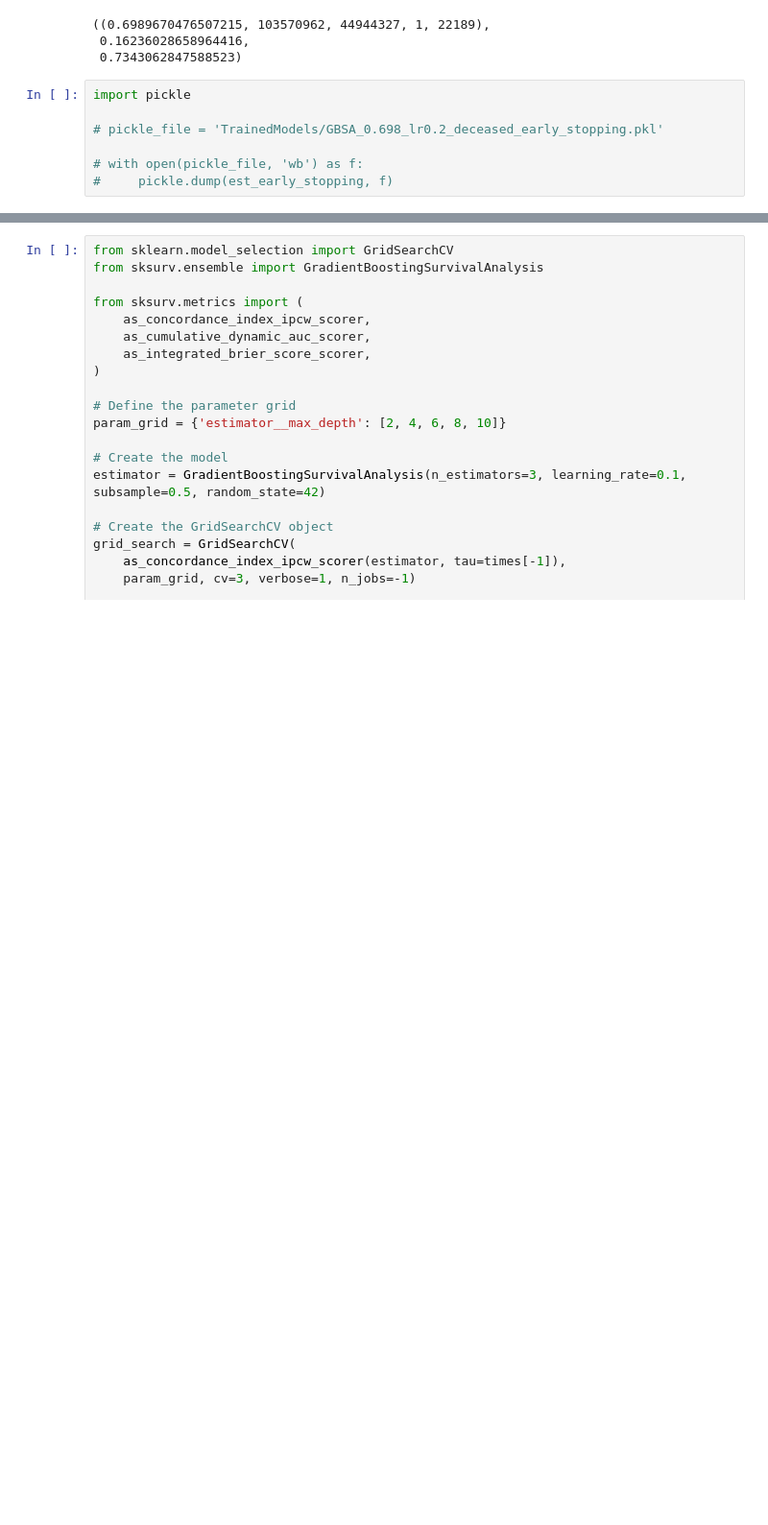
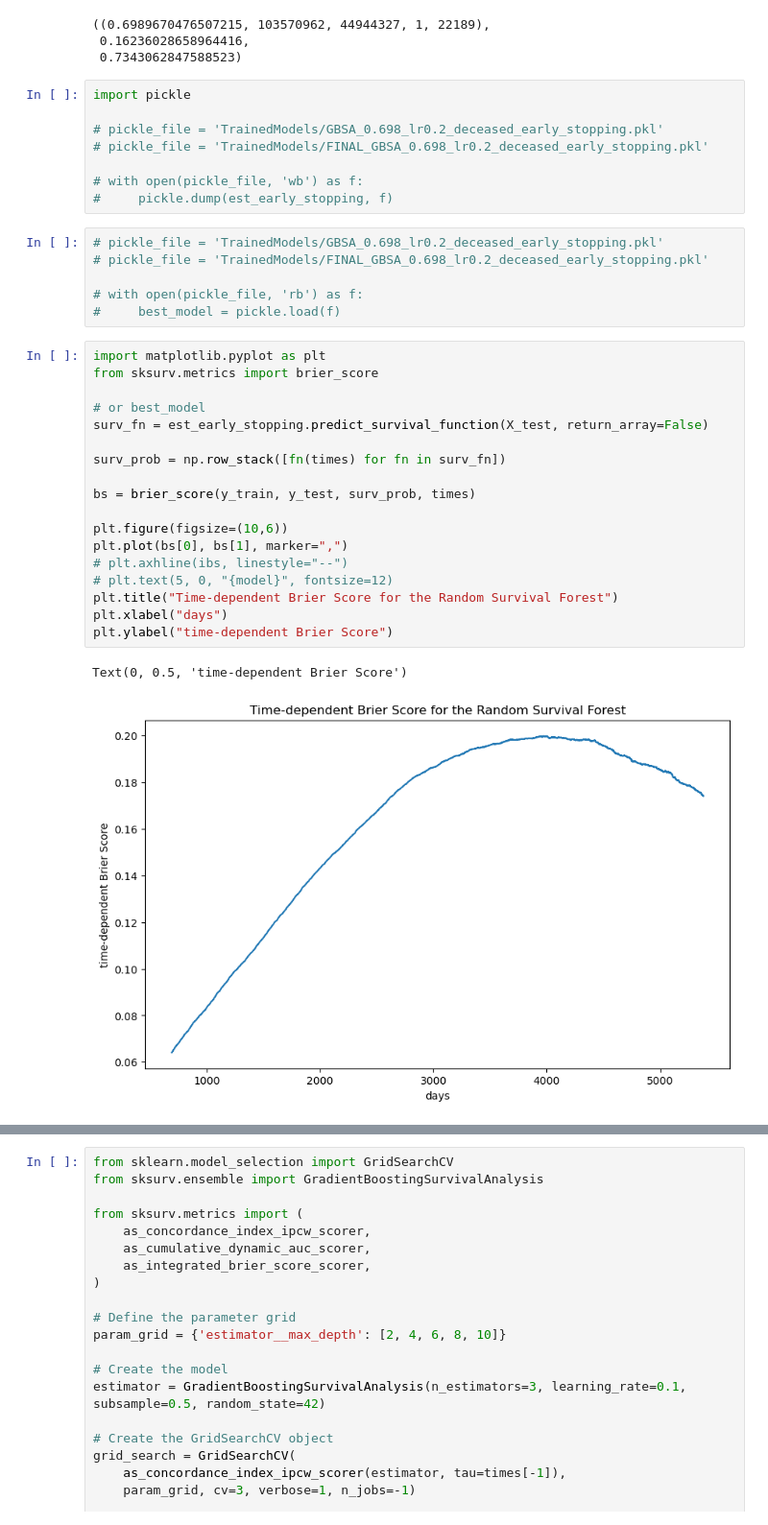
Before and after one commit to krllstdn/BachelorProject, a Jupyter notebook: Code/gb_deceased.ipynb, the cells around one changed output, grey strips where cells are left out. Shown: that part at 96% size. Saved outputs shown, nothing was run; the diff lists cells and outputs as text; blank space fills up the shorter version.

Commit message:
SGBA for deceased

```diff
--- a/Code/gb_deceased.ipynb
+++ b/Code/gb_deceased.ipynb
@@ -199,6 +203,34 @@ Mean AUC: 0.734
 import pickle
 
 # pickle_file = 'TrainedModels/GBSA_0.698_lr0.2_deceased_early_stopping.pkl'
+# pickle_file = 'TrainedModels/FINAL_GBSA_0.698_lr0.2_deceased_early_stopping.pkl'
 
 # with open(pickle_file, 'wb') as f:
 #     pickle.dump(est_early_stopping, f)
+# %%
+# pickle_file = 'TrainedModels/GBSA_0.698_lr0.2_deceased_early_stopping.pkl'
+# pickle_file = 'TrainedModels/FINAL_GBSA_0.698_lr0.2_deceased_early_stopping.pkl'
+
+# with open(pickle_file, 'rb') as f:
+#     best_model = pickle.load(f)
+# %%
+import matplotlib.pyplot as plt
+from sksurv.metrics import brier_score
+
+# or best_model
+surv_fn = est_early_stopping.predict_survival_function(X_test, return_array=False)
+
+surv_prob = np.row_stack([fn(times) for fn in surv_fn])
+
+bs = brier_score(y_train, y_test, surv_prob, times)
+
+plt.figure(figsize=(10,6))
+plt.plot(bs[0], bs[1], marker=",")
+# plt.axhline(ibs, linestyle="--")
+# plt.text(5, 0, "{model}", fontsize=12)
+plt.title("Time-dependent Brier Score for the Random Survival Forest")
+plt.xlabel("days")
+plt.ylabel("time-dependent Brier Score")
+# %% [output]
+Text(0, 0.5, 'time-dependent Brier Score')
+[figure, added]
```
Also changed, not shown: parts of 5 cells of this notebook.
